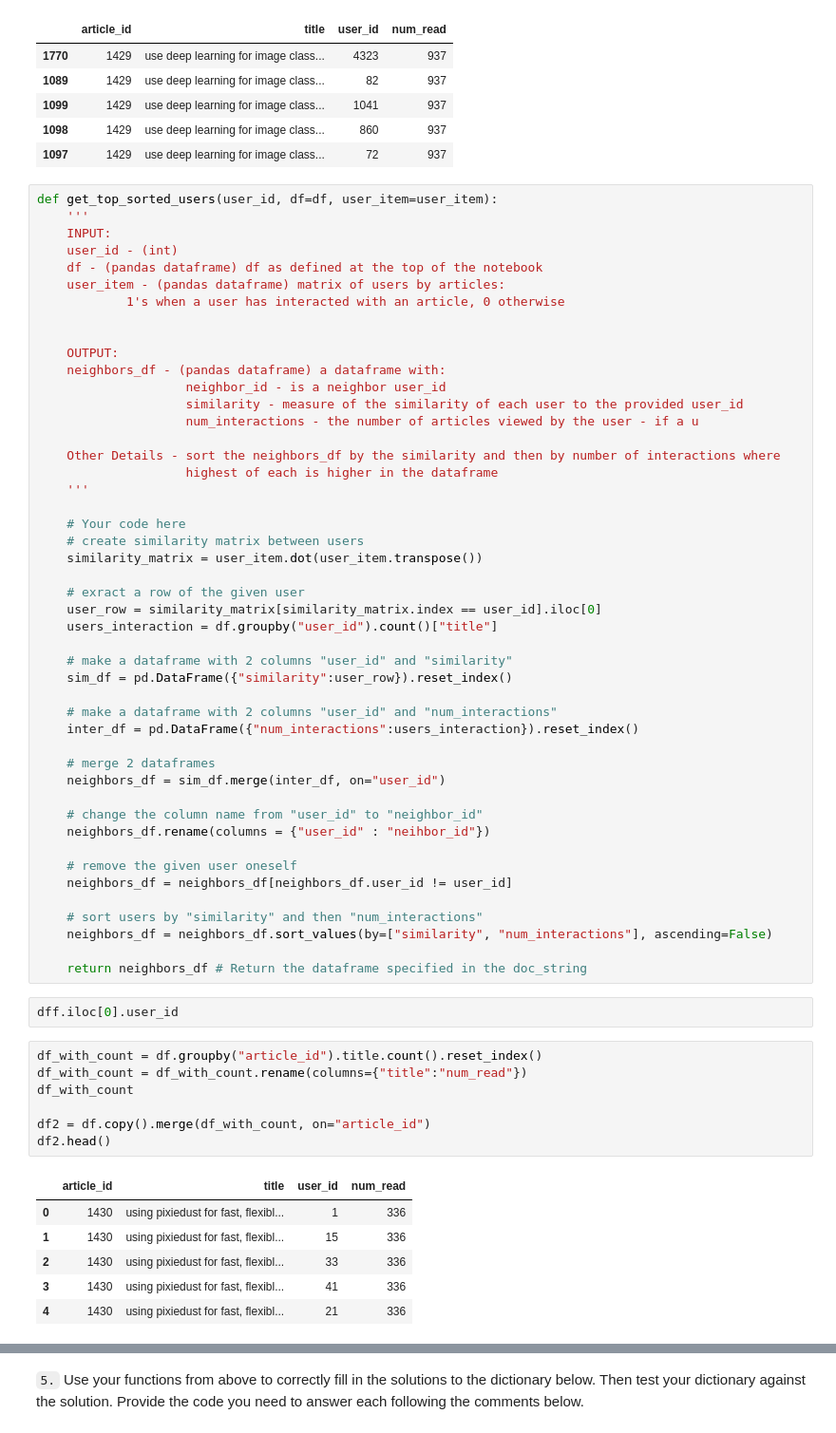
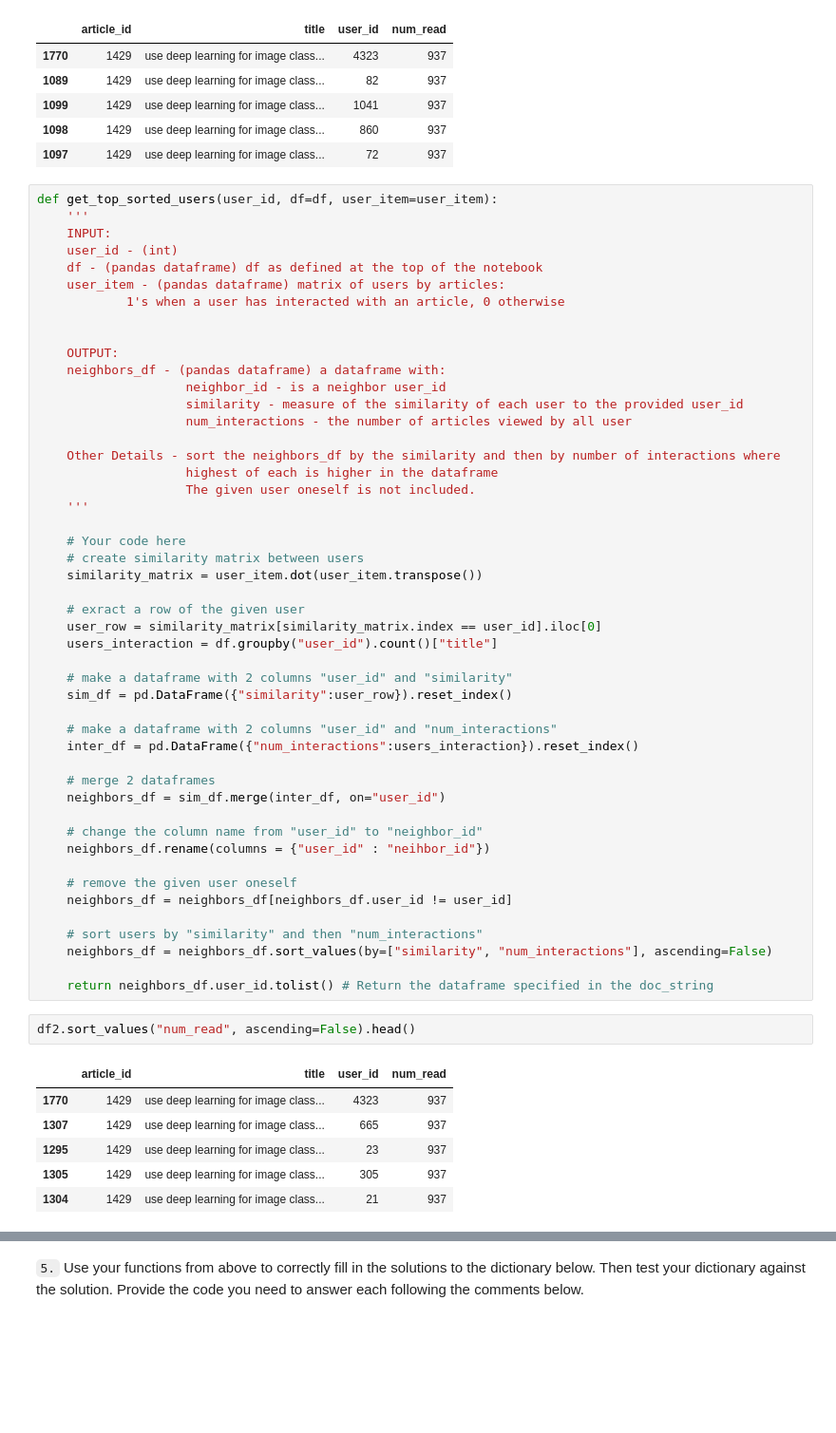
Before and after one commit to kudojp/IBMRecommendationEngine, a Jupyter notebook: Recommendations_with_IBM.ipynb, the cells around one changed output, grey strips where cells are left out. Shown at 95% size. Drawn from its saved outputs; the diff is of its cells as text; blank space fills up the shorter version.

```diff
--- a/Recommendations_with_IBM.ipynb
+++ b/Recommendations_with_IBM.ipynb
@@ -553,10 +548,11 @@ def get_top_sorted_users(user_id, df=df, user_item=user_item):
     neighbors_df - (pandas dataframe) a dataframe with:
                     neighbor_id - is a neighbor user_id
                     similarity - measure of the similarity of each user to the provided user_id
-                    num_interactions - the number of articles viewed by the user - if a u
+                    num_interactions - the number of articles viewed by all user
 
     Other Details - sort the neighbors_df by the similarity and then by number of interactions where
                     highest of each is higher in the dataframe
+                    The given user oneself is not included.
     '''
 
     # Your code here
@@ -585,20 +581,13 @@ def get_top_sorted_users(user_id, df=df, user_item=user_item):
     # sort users by "similarity" and then "num_interactions"
     neighbors_df = neighbors_df.sort_values(by=["similarity", "num_interactions"], ascending=False)
 
-    return neighbors_df # Return the dataframe specified in the doc_string
+    return neighbors_df.user_id.tolist() # Return the dataframe specified in the doc_string
-# %%
-dff.iloc[0].user_id
-# %%
-df_with_count = df.groupby("article_id").title.count().reset_index()
-df_with_count = df_with_count.rename(columns={"title":"num_read"})
-df_with_count
-
-df2 = df.copy().merge(df_with_count, on="article_id")
-df2.head()
-# %% [output]
-|  | article_id | title | user_id | num_read |
-| 0 | 1430 | using pixiedust for fast, flexibl... | 1 | 336 |
-| 1 | 1430 | using pixiedust for fast, flexibl... | 15 | 336 |
-| 2 | 1430 | using pixiedust for fast, flexibl... | 33 | 336 |
-| 3 | 1430 | using pixiedust for fast, flexibl... | 41 | 336 |
-| 4 | 1430 | using pixiedust for fast, flexibl... | 21 | 336 |
+# %%
+df2.sort_values("num_read", ascending=False).head()
+# %% [output]
+|  | article_id | title | user_id | num_read |
+| 1770 | 1429 | use deep learning for image class... | 4323 | 937 |
+| 1307 | 1429 | use deep learning for image class... | 665 | 937 |
+| 1295 | 1429 | use deep learning for image class... | 23 | 937 |
+| 1305 | 1429 | use deep learning for image class... | 305 | 937 |
+| 1304 | 1429 | use deep learning for image class... | 21 | 937 |
```
Also changed, not shown: parts of 48 cells of this notebook.
